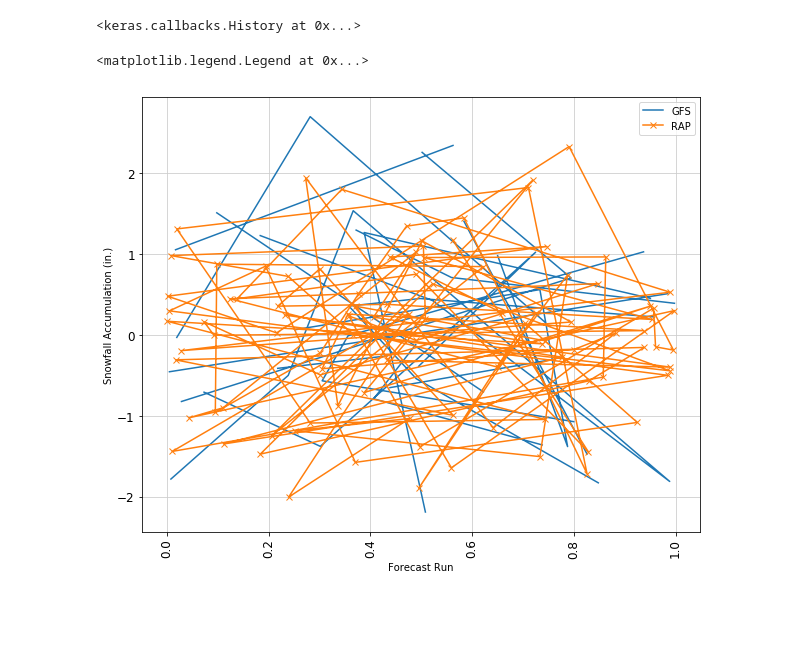
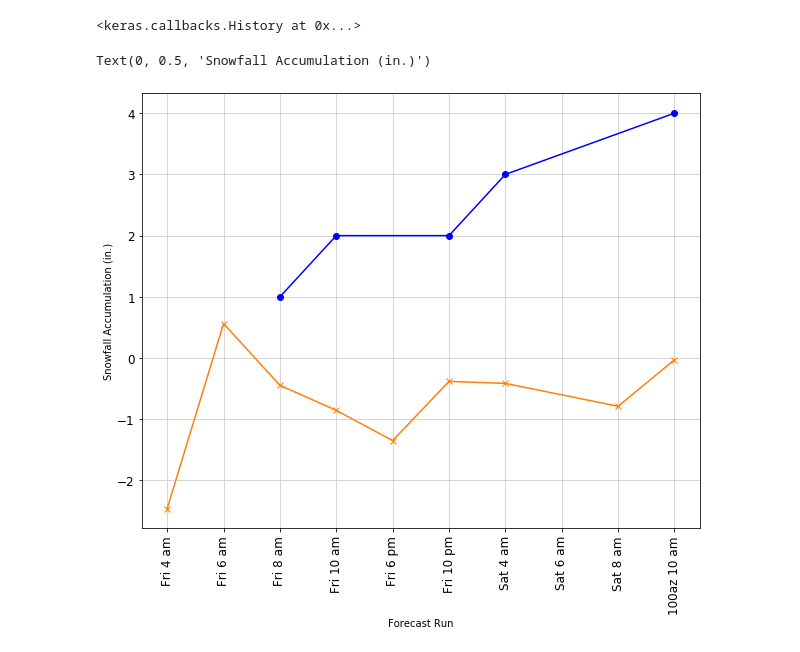
Before and after one commit to callinSwitzer/GarbageCollector, a Jupyter notebook: StackOverflowQuestions.ipynb, the cells around one changed output. Saved outputs shown, nothing was run; the diff lists cells and outputs as text; code cells hidden in the pictures; blank space fills up the shorter version.

```diff
--- a/StackOverflowQuestions.ipynb
+++ b/StackOverflowQuestions.ipynb
@@ -573,29 +573,39 @@ Epoch 2/2
 # %%
 import pandas as pd
 import numpy as np
 import matplotlib.pyplot as plt
 
 
-df = pd.DataFrame({"GFS": np.random.randn(100),
-               "RAP": np.random.randn(100)})
+df = pd.DataFrame({"GFS": [np.nan, np.nan, 1, 2, np.nan,
+                          2, 3, np.nan, np.nan, 4],
+                    "RAP": [-2.45832646,  0.56266567, -0.4453474 ,
+                            -0.85447845, -1.34830127,
+                            -0.38113925, -0.41400397,
+                            np.nan, -0.78764545, -0.02807674]})
 
-
-df = df.mask(np.random.random(df.shape) < .4)
-fh = np.random.rand(100)
-
-df["RAP"] = np.random.randn(100)
+fh = np.array(["Fri 4 am", "Fri 6 am","Fri 8 am","Fri 10 am",
+                "Fri 6 pm","Fri 10 pm","Sat 4 am","Sat 6 am",
+                "Sat 8 am","100az 10 am"
+                ])
 
 gfs = df['GFS']
 rap = df['RAP']
+
+
 fig2, ax2 = plt.subplots(figsize=(10,8))
-ax2.plot(fh,gfs)
+
+# workaround to set the order of xlabels
+ax2.plot(fh, [np.nan]*len(fh))
+
+# remove nan's  so that the points are connected
+ax2.plot(fh[~np.isnan(gfs)], gfs[~np.isnan(gfs)], "ob-")
 ax2.plot(fh[~np.isnan(rap)],rap[~np.isnan(rap)],marker='x')
+
 ax2.tick_params(which='major',labelsize='12')
 ax2.grid(which='major', color='#CCCCCC', linestyle='-')
 plt.xticks(rotation='90')
 plt.xlabel('Forecast Run')
 plt.ylabel('Snowfall Accumulation (in.)')
-plt.legend()
 # %% [output]
-<matplotlib.legend.Legend at 0x...>
+Text(0, 0.5, 'Snowfall Accumulation (in.)')
-[figure, old version]
+[figure, new version]
```
Also changed, not shown: parts of 2 cells of this notebook, 1 other file.
